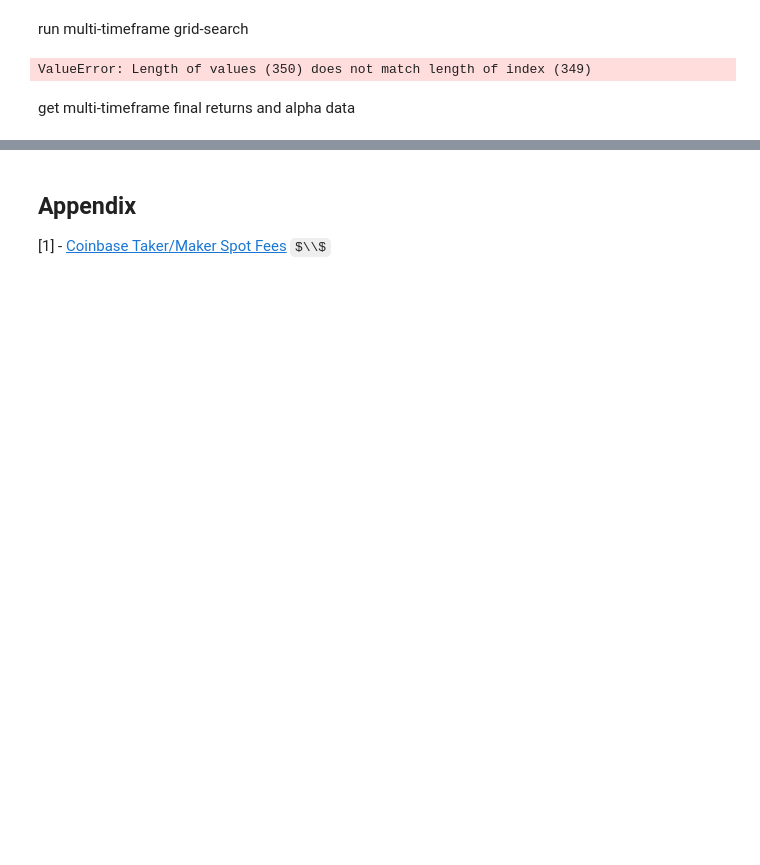
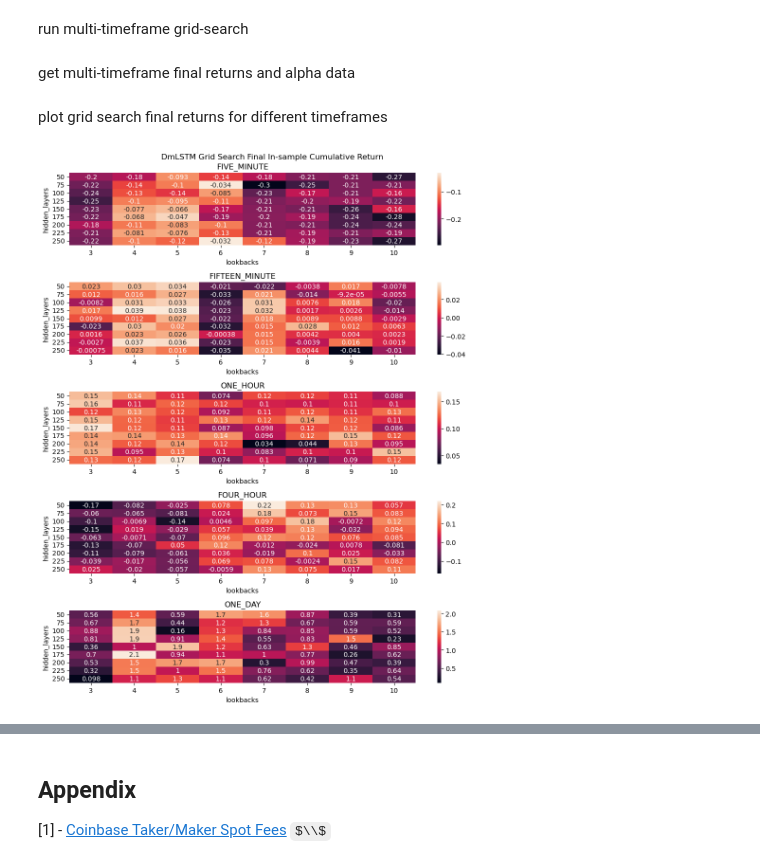
Before and after one commit to AmjadSaidam/Coinbase-DL-Portfolio-Buyer, a Jupyter notebook: backtest.ipynb, the cells around one changed output, grey strips where cells are left out. Drawn from its saved outputs; the diff is of its cells as text; code cells hidden in the pictures; some formulas as TeX source; blank space fills up the shorter version.

Commit message:
grid search multi-timeframe code fix

```diff
--- a/backtest.ipynb
+++ b/backtest.ipynb
@@ -386,12 +384,11 @@ fig.tight_layout();
 ## **Time Frame Grid Search**
 # %%
 # times
-data_frequency = ["ONE_MINUTE", "FIVE_MINUTE", "FIFTEEN_MINUTE", "ONE_HOUR", "FOUR_HOUR", "ONE_DAY"] # coinbase data length []
+data_frequency = ["FIVE_MINUTE", "FIFTEEN_MINUTE", "ONE_HOUR", "FOUR_HOUR", "ONE_DAY"] # coinbase data length []
 
-freq = ['1min', '5min', '15min', '1h', '4h', 'D'] # pd.date_range() date frequency
+freq = ['5min', '15min', '1h', '4h', 'D'] # pd.date_range() date frequency
 
 data_max = [
-    {"minutes": 350},
     {'minutes': 350*5},
     {'minutes': 350*15},
     {'hours': 350},
@@ -426,14 +423,14 @@ def run_grid_search_multi_timeframe(target_returns: np.ndarray, data_frequency:
         target_returns_train, target_returns_test = dmlstm.train_test_split_time_series(data = target_returns, train_size = training_set_split)
 
         # grid search
-        training_params = grid_search_params(returns_data = returns_train, prices_data = prices_train, target_returns = target_returns_train,
+        training_params = grid_search_params(return_data = returns_train, price_data = prices_train, target_returns = target_returns_train,
                                               hidden_dims = hidden_dims, lookbacks = lookbacks)
-        res = run_grid_search(training_params) # runs grid search on model
-        final_returns = get_key('predicted_returns')
+        res = run_grid_search(training_params = training_params) # runs grid search on model
+        final_returns = get_key(return_key = 'predicted_returns', weight_key = 'trained_weights', grid_search_output = res) # gets model portfolio return estimate and calculates final return
         grid_search_returns.append(final_returns)
 
         # construct final return and alpha dataframes
-        benchmark_final_return = equity_curve(returns_train)[-1]
+        benchmark_final_return = equity_curve(returns = returns_train, weights = None)[-1]
         alpha = final_returns - benchmark_final_return
         grid_search_alpha.append(alpha)
 
@@ -446,10 +443,10 @@ def grid_search_to_dataframe(hidden_dimentions, lookbacks, final_returns, alphas
     lookbacks_list = np.array(lookbacks).tolist() * len(hidden_dimentions) # repeat lookback hidden_list times
 
     grouped_final_returns, grouped_alpha = [], []
-    for grid_search in len(final_returns):
+    for grid_search in range(len(final_returns)):
         # construct final return and alpha dataframe
-        grid_search_df = pd.DataFrame({'hidden_layers': hidden_dimentions,
-                                'lookbacks': lookbacks,
+        grid_search_df = pd.DataFrame({'hidden_layers': hidden_list,
+                                'lookbacks': lookbacks_list,
                                 'final_returns': final_returns[grid_search],
                                 'alpha': alphas[grid_search]})
 
@@ -457,19 +454,30 @@ def grid_search_to_dataframe(hidden_dimentions, lookbacks, final_returns, alphas
         grid_search_final_return = grid_search_df.pivot(index = 'hidden_layers', columns = 'lookbacks', values = 'final_returns') # aggragets by index and column
         grid_search_alpha = grid_search_df.pivot(index = 'hidden_layers', columns = 'lookbacks', values = 'alpha')
 
+        grouped_final_returns.append(grid_search_final_return)
+        grouped_alpha.append(grid_search_alpha)
+
     return {'grouped_returns': grouped_final_returns,
             'grouped_alpha': grouped_alpha}
 # %% [markdown]
 run multi-timeframe grid-search
 # %%
-res = run_grid_search_multi_timeframe(target_returns = target_returns,
-                                      data_frequency = data_frequency, freq = freq, data_max = data_max,
-                                      hidden_dims = hidden_dims, lookbacks = lookbacks)
+res = run_grid_search_multi_timeframe(target_returns = target_returns, data_frequency = data_frequency, freq = freq,
+                                      data_max = data_max, hidden_dims = hidden_dims, lookbacks = lookbacks)
-# %% [output]
-ValueError: Length of values (350) does not match length of index (349)
 # %% [markdown]
 get multi-timeframe final returns and alpha data
 # %%
 multi_data = grid_search_to_dataframe(hidden_dimentions = hidden_dims, lookbacks = lookbacks,
                                       final_returns = res['grid_search_final_returns'],
                                       alphas = res['grid_search_excess_returns'])
+# %% [markdown]
+plot grid search final returns for different timeframes
+# %%
+fig, ax = plt.subplots(nrows = len(multi_data['grouped_returns']), ncols = 1, figsize = (10, 12))
+fig.suptitle('DmLSTM Grid Search Final In-sample Cumulative Return')
+for idx, data in enumerate(multi_data['grouped_returns']):
+    sns.heatmap(data = data, annot = True, ax = ax[idx])
+    ax[idx].set_title(f'{data_frequency[idx]}')
+fig.tight_layout();
+# %% [output]
+[figure, added]
```
Also changed, not shown: parts of 11 cells of this notebook.
